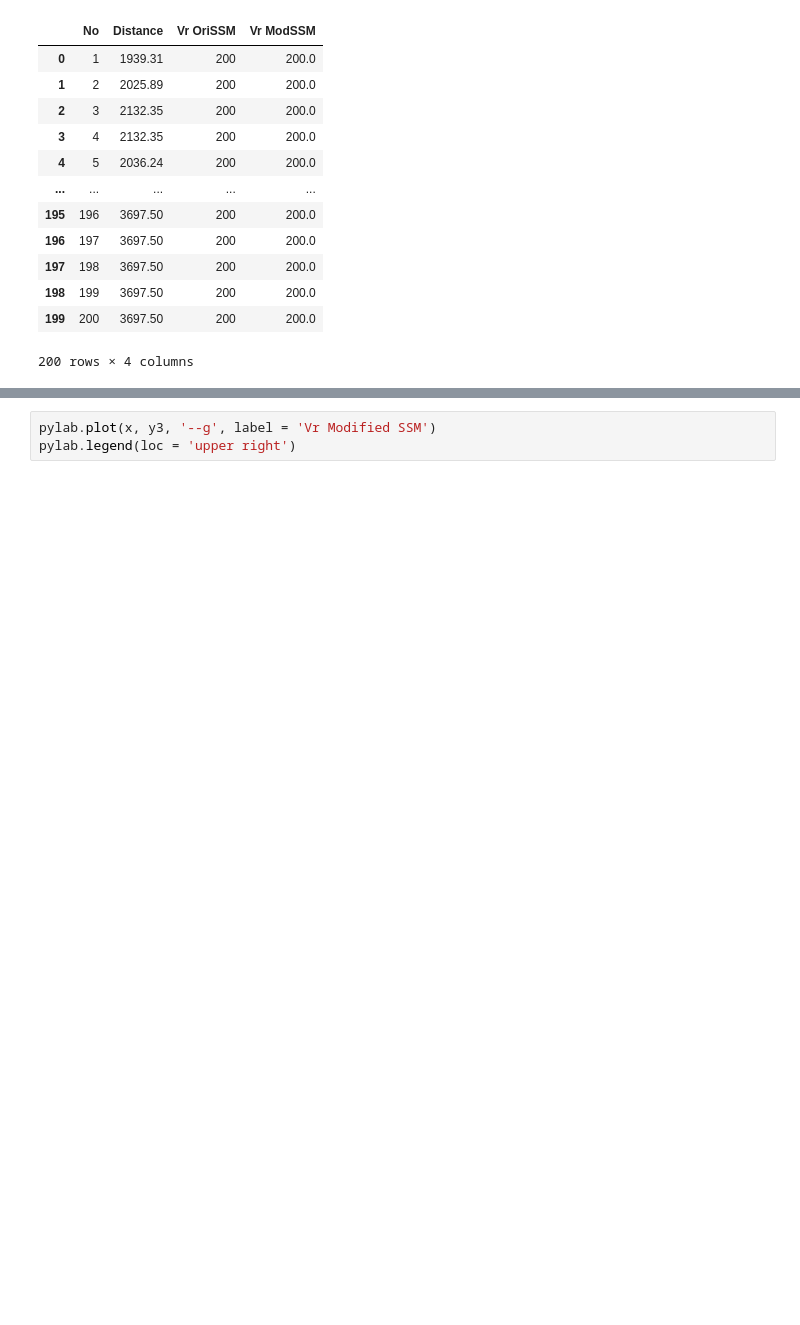
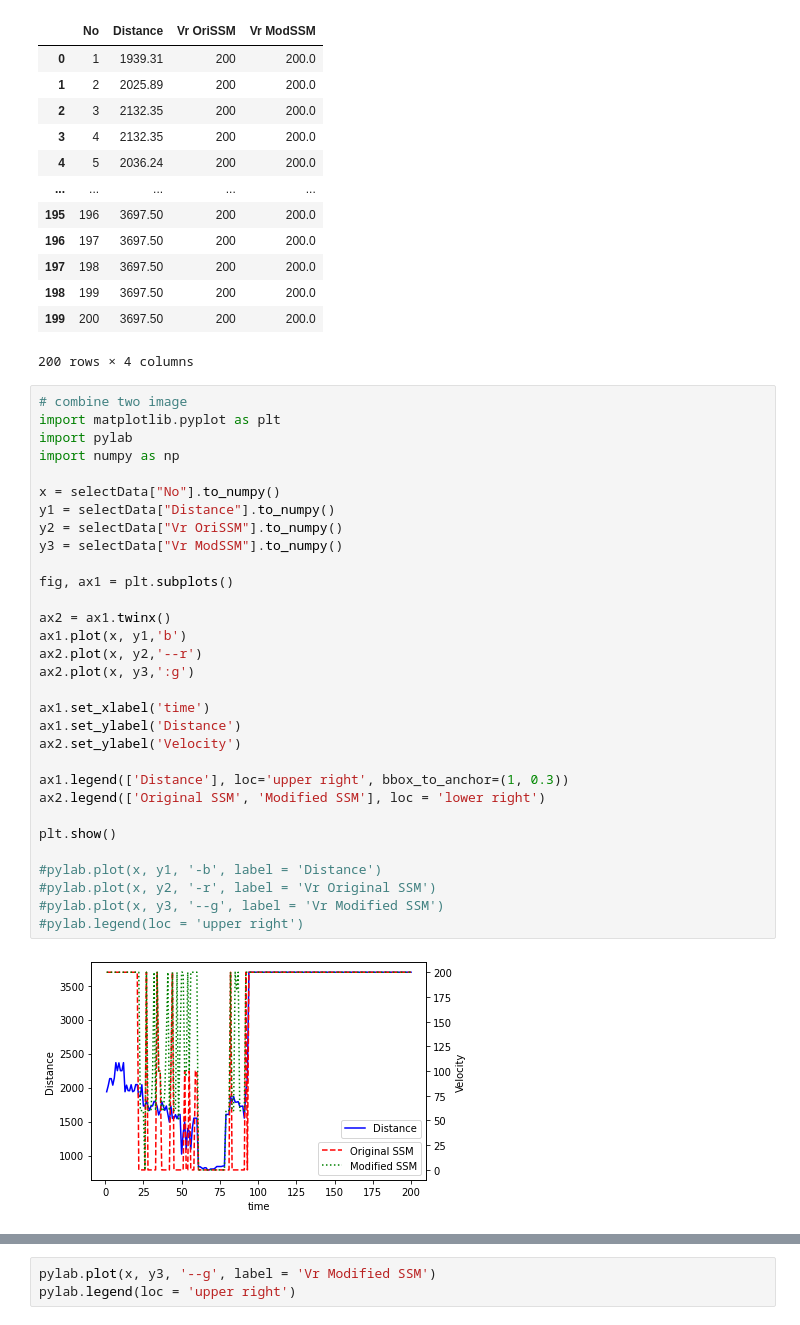
Before and after one commit to wendycahya/Data-Analysis-Documentation, a Jupyter notebook: Data Visualization Python/Matplotlib/1-basic-plotting.ipynb, the cells around one changed output, grey strips where cells are left out. Saved outputs shown, nothing was run; the diff lists cells and outputs as text; blank space fills up the shorter version.

```diff
--- a/Data Visualization Python/Matplotlib/1-basic-plotting.ipynb
+++ b/Data Visualization Python/Matplotlib/1-basic-plotting.ipynb
@@ -39,6 +55,39 @@ selectData
 | 198 | 199 | 3697.50 | 200 | 200.0 |
 | 199 | 200 | 3697.50 | 200 | 200.0 |
 200 rows × 4 columns
+# %%
+# combine two image
+import matplotlib.pyplot as plt
+import pylab
+import numpy as np
+
+x = selectData["No"].to_numpy()
+y1 = selectData["Distance"].to_numpy()
+y2 = selectData["Vr OriSSM"].to_numpy()
+y3 = selectData["Vr ModSSM"].to_numpy()
+
+fig, ax1 = plt.subplots()
+
+ax2 = ax1.twinx()
+ax1.plot(x, y1,'b')
+ax2.plot(x, y2,'--r')
+ax2.plot(x, y3,':g')
+
+ax1.set_xlabel('time')
+ax1.set_ylabel('Distance')
+ax2.set_ylabel('Velocity')
+
+ax1.legend(['Distance'], loc='upper right', bbox_to_anchor=(1, 0.3))
+ax2.legend(['Original SSM', 'Modified SSM'], loc = 'lower right')
+
+plt.show()
+
+#pylab.plot(x, y1, '-b', label = 'Distance')
+#pylab.plot(x, y2, '-r', label = 'Vr Original SSM')
+#pylab.plot(x, y3, '--g', label = 'Vr Modified SSM')
+#pylab.legend(loc = 'upper right')
+# %% [output]
+[figure, added]
 # %%
 import matplotlib.pyplot as plt
 import pylab
```
Also changed, not shown: parts of 3 cells of this notebook, 15 other files.
